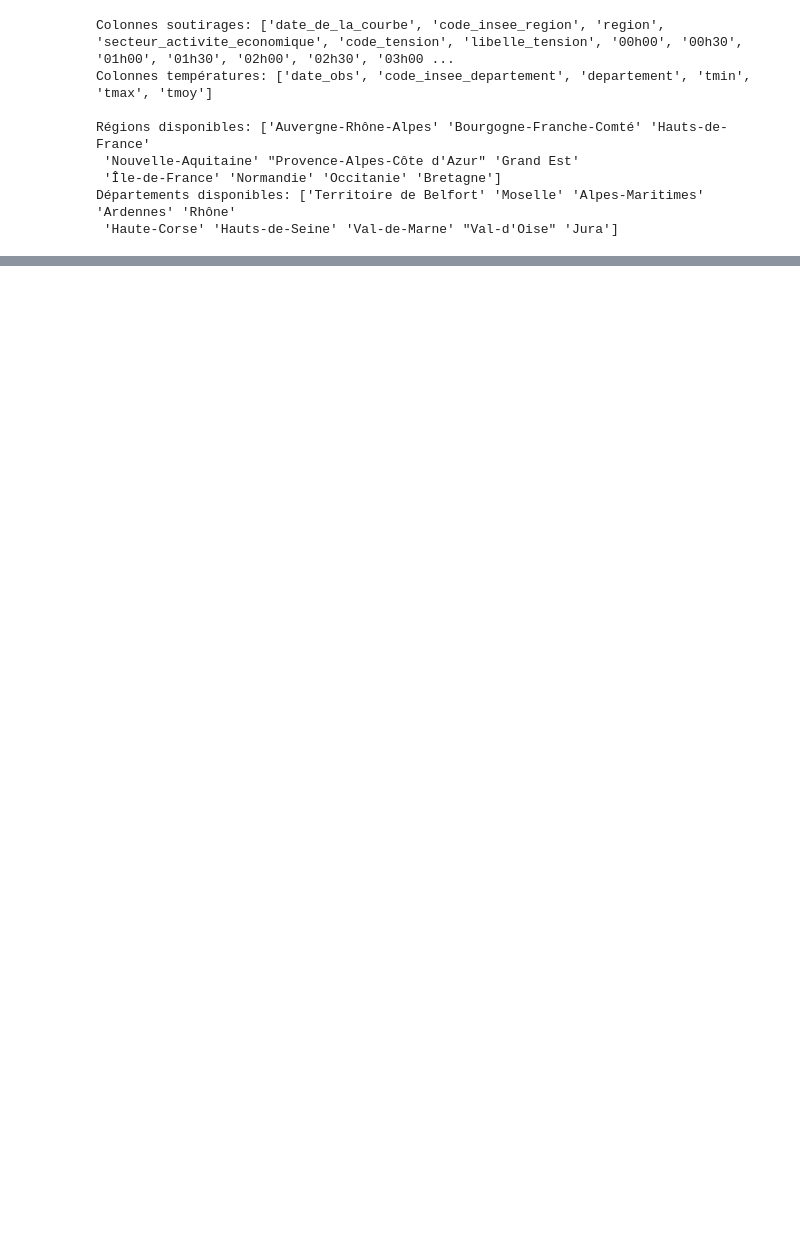
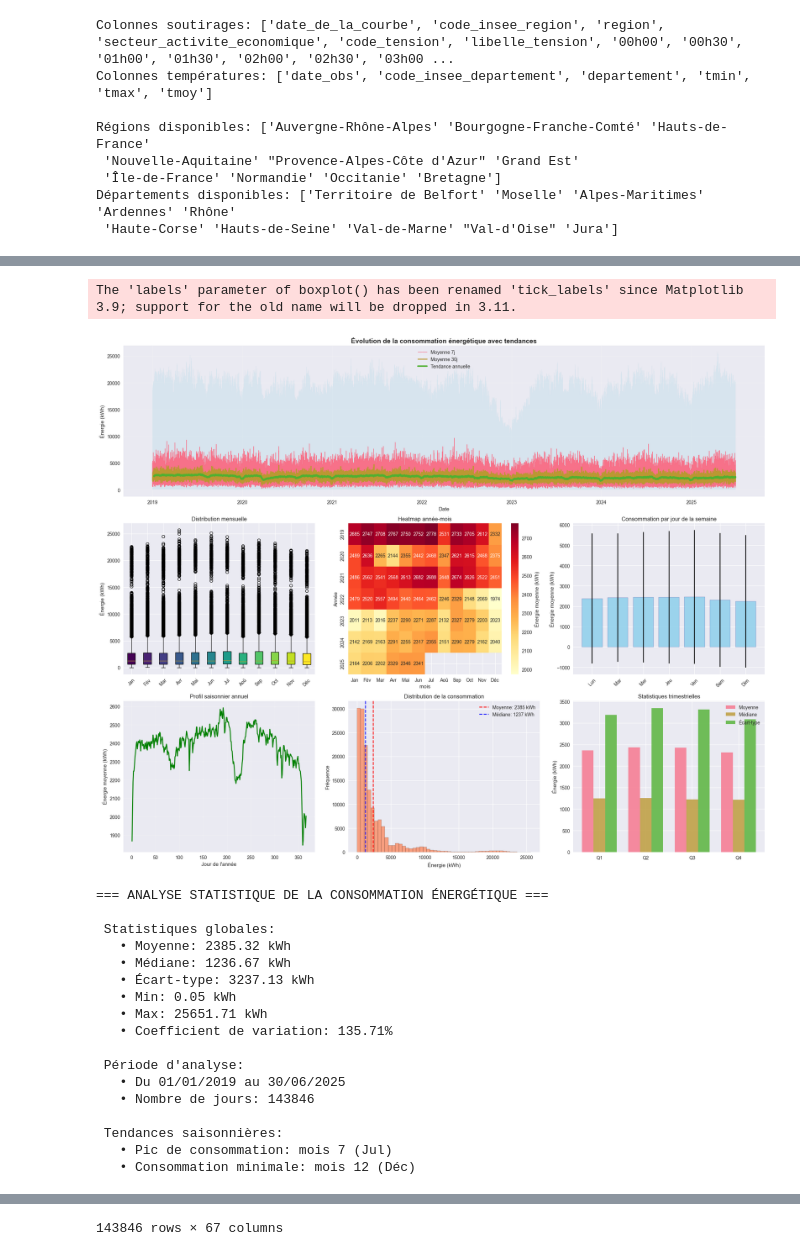
Before and after one commit to KADA-SEDODE/multi-region-energy-prediction, a Jupyter notebook: notebooks/01_exploration.ipynb, the cells around one changed output, grey strips where cells are left out. Drawn from its saved outputs; the diff is of its cells as text; code cells hidden in the pictures; blank space fills up the shorter version.

```diff
--- a/notebooks/01_exploration.ipynb
+++ b/notebooks/01_exploration.ipynb
@@ -51,0 +289,23 @@ Départements disponibles: ['Territoire de Belfort' 'Moselle' 'Alpes-Maritimes'
+# %%
+df = prepare_energy_data(soutirages)
+create_comprehensive_energy_analysis(df)
+# %% [output]
+The 'labels' parameter of boxplot() has been renamed 'tick_labels' since Matplotlib 3.9; support for the old name will be dropped in 3.11.
+[figure, added]
+=== ANALYSE STATISTIQUE DE LA CONSOMMATION ÉNERGÉTIQUE ===
+
+ Statistiques globales:
+   • Moyenne: 2385.32 kWh
+   • Médiane: 1236.67 kWh
+   • Écart-type: 3237.13 kWh
+   • Min: 0.05 kWh
+   • Max: 25651.71 kWh
+   • Coefficient de variation: 135.71%
+
+ Période d'analyse:
+   • Du 01/01/2019 au 30/06/2025
+   • Nombre de jours: 143846
+
+ Tendances saisonnières:
+   • Pic de consommation: mois 7 (Jul)
+   • Consommation minimale: mois 12 (Déc)
@@ -51,0 +324 @@ Départements disponibles: ['Territoire de Belfort' 'Moselle' 'Alpes-Maritimes'
+143846 rows × 67 columns
```
Also changed, not shown: parts of 30 cells of this notebook.
